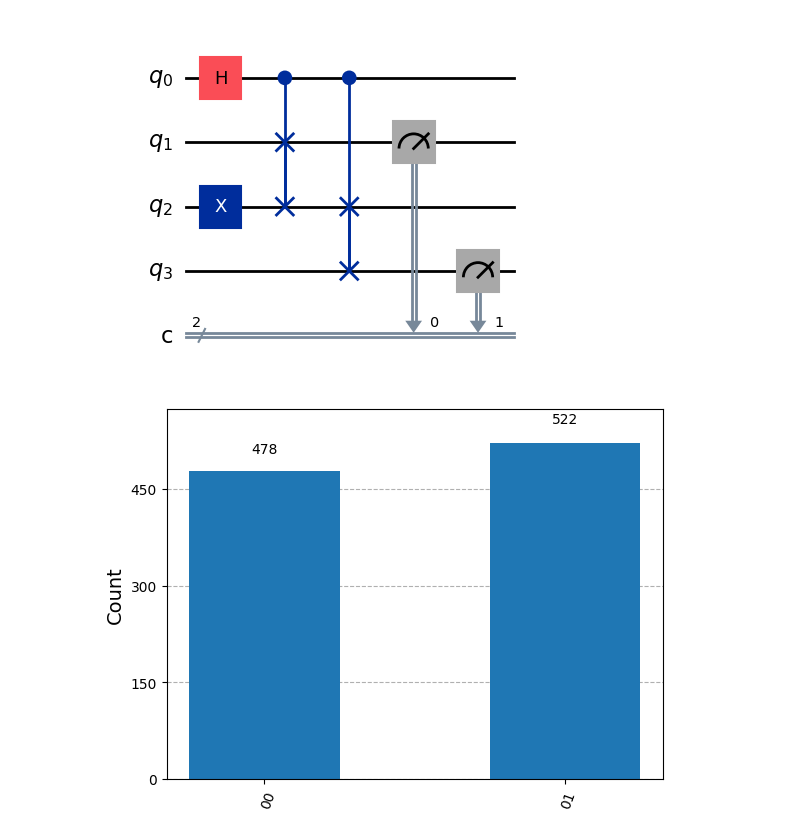
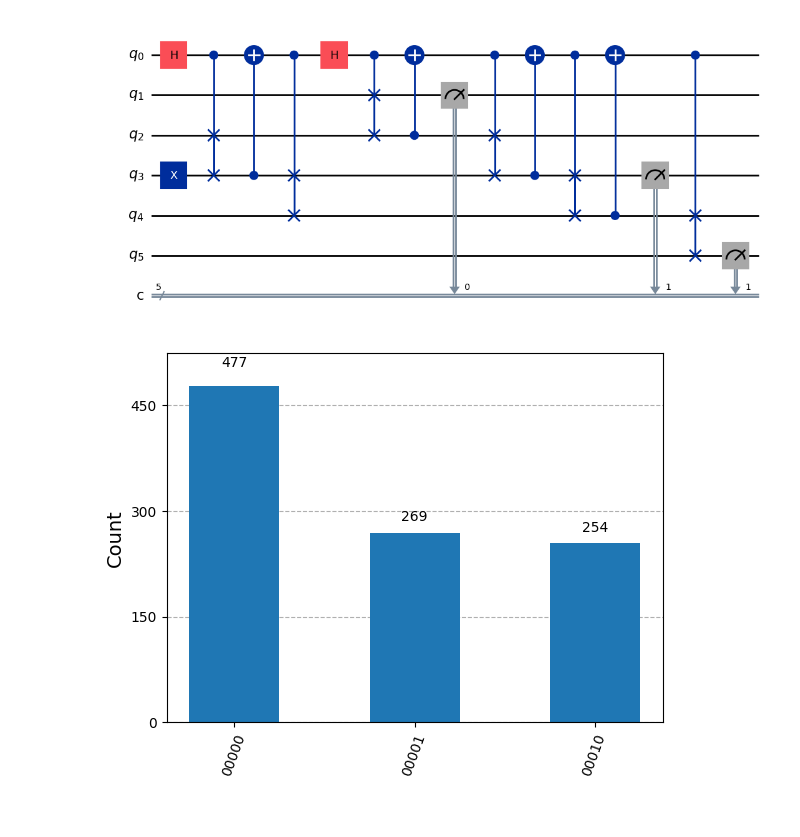
Before and after one commit to saxenaprajjwal/WISER, a Jupyter notebook: Task_II.ipynb, the cells around one changed output. Cells and saved outputs as stored; diff of their text form; code cells hidden in the pictures.

```diff
--- a/Task_II.ipynb
+++ b/Task_II.ipynb
@@ -41,31 +40,46 @@ plt.show()
-# %%
-
-
-# 1 coin + 3 position qubits (total 4 qubits), 2 classical bits
-qc = QuantumCircuit(4, 2)  # q[0]=coin, q[1:4]=positions
-
-qc.x(2)      # Start with particle at middle (q[2])
-qc.h(0)      # Coin flip
-
-# Controlled swaps
-qc.append(CSwapGate(), [0, 1, 2])  # coin=0 → move left
-qc.append(CSwapGate(), [0, 2, 3])  # coin=1 → move right
-
-# Measure only the position qubits (q[1] and q[3])
-qc.measure(1, 0)  # Left detector
-qc.measure(3, 1)  # Right detector
-
-qc.draw('mpl')
-plt.show()
-
-# Simulate
-sim = AerSimulator()
-compiled = transpile(qc, sim)  # Correct usage
-result = sim.run(compiled, shots=1000).result()
-counts = result.get_counts()
-# Show result
-plot_histogram(counts)
-plt.show()
-# %% [output]
-[figure, removed]
-[figure, removed]
+# %%
+# 1 coin qubit + 5 position qubits, and 5 classical bits
+qc = QuantumCircuit(6, 5)
+
+# Naming: q[0] = coin, q[1]–q[5] = position qubits
+
+# Initial position: put particle at center (q[3])
+qc.x(3)
+
+# === Layer 1 ===
+qc.h(0)  # Hadamard on coin
+qc.append(CSwapGate(), [0, 2, 3])
+qc.cx(3, 0)
+qc.append(CSwapGate(), [0, 3, 4])
+
+# === Layer 2 ===
+qc.h(0)
+qc.append(CSwapGate(), [0, 1, 2])
+qc.cx(2, 0)
+qc.append(CSwapGate(), [0, 2, 3])
+qc.cx(3, 0)
+qc.append(CSwapGate(), [0, 3, 4])
+qc.cx(4, 0)
+qc.append(CSwapGate(), [0, 4, 5])
+
+
+# Measure all position qubits
+qc.measure(1, 0)
+qc.measure(3, 1)
+qc.measure(5, 1)
+
+# Show the circuit
+qc.draw('mpl')
+plt.show()
+
+# Simulate
+sim = AerSimulator()
+from qiskit import transpile
+compiled = transpile(qc, sim)
+result = sim.run(compiled, shots=1000).result()
+counts = result.get_counts()
+plot_histogram(counts)
+plt.show()
+# %% [output]
+[figure, added]
+[figure, added]
```
Also changed, not shown: parts of 3 cells of this notebook.
